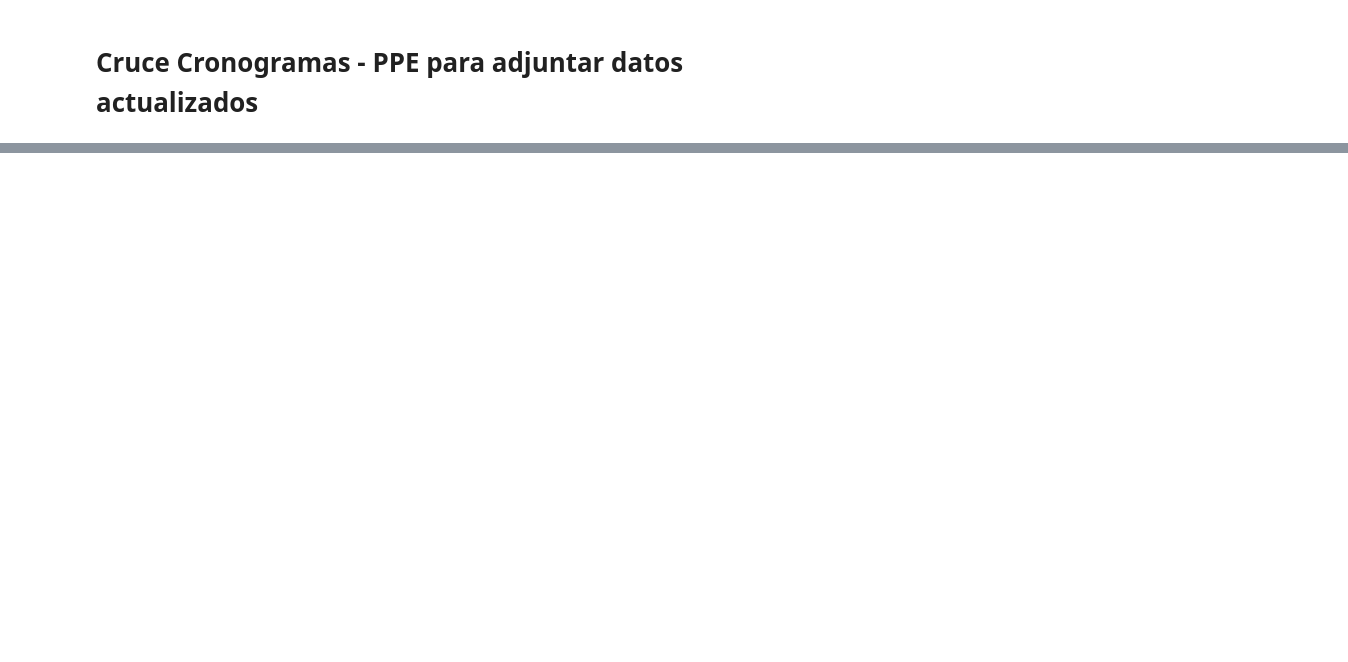
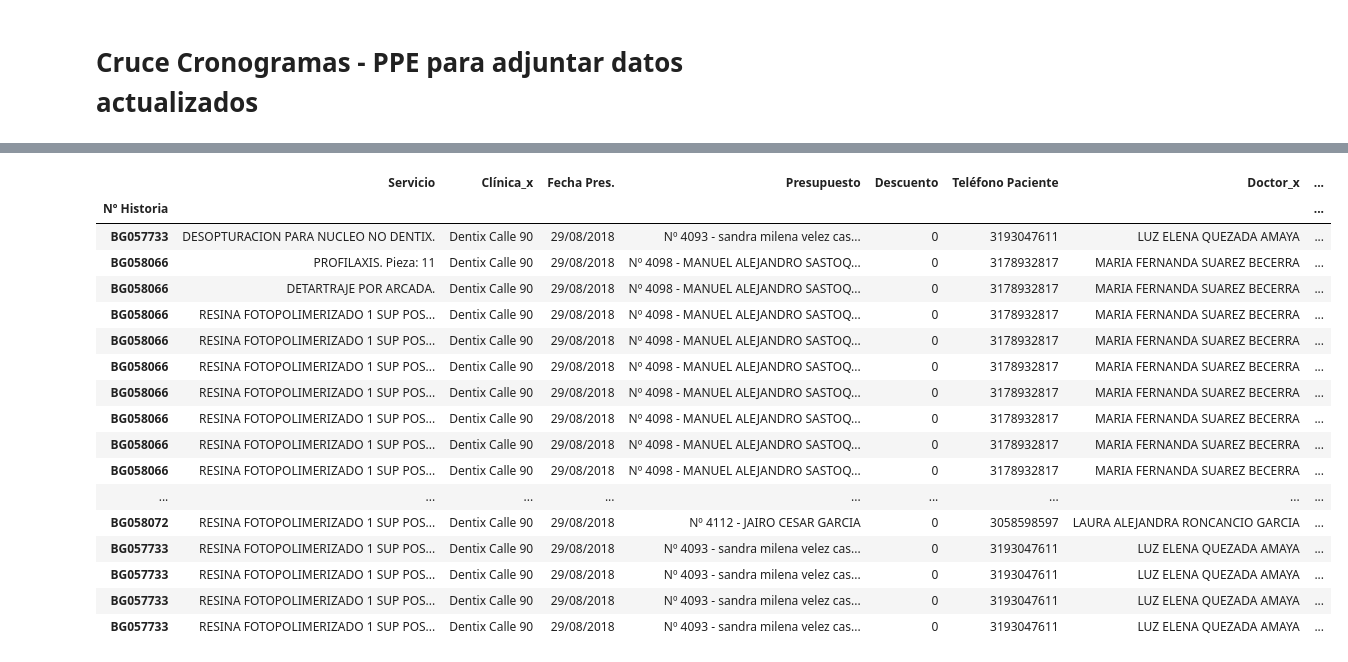
Before and after one commit to davidarango82/intro-data-sci-python, a Jupyter notebook: Reporte de Produccion.ipynb, the cells around one changed output, grey strips where cells are left out. Cells and saved outputs as stored; diff of their text form; code cells hidden in the pictures; blank space fills up the shorter version.

```diff
--- a/Reporte de Produccion.ipynb
+++ b/Reporte de Produccion.ipynb
@@ -42,0 +189,23 @@ reporte
+# %%
+reporte = pd.merge(reporte, cant_ttmtos_df, how='left', left_on=['Nº Historia'], right_on=['Nº Historia'])
+
+reporte.set_index('Nº Historia')
+# %% [output]
+|  | Servicio | Clínica_x | Fecha Pres. | Presupuesto | Descuento | Teléfono Paciente | Doctor_x | ... |
+| Nº Historia |  |  |  |  |  |  |  | ... |
+| BG057733 | DESOPTURACION PARA NUCLEO NO DENTIX. | Dentix Calle 90 | 29/08/2018 | Nº 4093 - sandra milena velez cas... | 0 | 3193047611 | LUZ ELENA QUEZADA AMAYA | ... |
+| BG058066 | PROFILAXIS. Pieza: 11 | Dentix Calle 90 | 29/08/2018 | Nº 4098 - MANUEL ALEJANDRO SASTOQ... | 0 | 3178932817 | MARIA FERNANDA SUAREZ BECERRA | ... |
+| BG058066 | DETARTRAJE POR ARCADA. | Dentix Calle 90 | 29/08/2018 | Nº 4098 - MANUEL ALEJANDRO SASTOQ... | 0 | 3178932817 | MARIA FERNANDA SUAREZ BECERRA | ... |
+| BG058066 | RESINA FOTOPOLIMERIZADO 1 SUP POS... | Dentix Calle 90 | 29/08/2018 | Nº 4098 - MANUEL ALEJANDRO SASTOQ... | 0 | 3178932817 | MARIA FERNANDA SUAREZ BECERRA | ... |
+| BG058066 | RESINA FOTOPOLIMERIZADO 1 SUP POS... | Dentix Calle 90 | 29/08/2018 | Nº 4098 - MANUEL ALEJANDRO SASTOQ... | 0 | 3178932817 | MARIA FERNANDA SUAREZ BECERRA | ... |
+| BG058066 | RESINA FOTOPOLIMERIZADO 1 SUP POS... | Dentix Calle 90 | 29/08/2018 | Nº 4098 - MANUEL ALEJANDRO SASTOQ... | 0 | 3178932817 | MARIA FERNANDA SUAREZ BECERRA | ... |
+| BG058066 | RESINA FOTOPOLIMERIZADO 1 SUP POS... | Dentix Calle 90 | 29/08/2018 | Nº 4098 - MANUEL ALEJANDRO SASTOQ... | 0 | 3178932817 | MARIA FERNANDA SUAREZ BECERRA | ... |
+| BG058066 | RESINA FOTOPOLIMERIZADO 1 SUP POS... | Dentix Calle 90 | 29/08/2018 | Nº 4098 - MANUEL ALEJANDRO SASTOQ... | 0 | 3178932817 | MARIA FERNANDA SUAREZ BECERRA | ... |
+| BG058066 | RESINA FOTOPOLIMERIZADO 1 SUP POS... | Dentix Calle 90 | 29/08/2018 | Nº 4098 - MANUEL ALEJANDRO SASTOQ... | 0 | 3178932817 | MARIA FERNANDA SUAREZ BECERRA | ... |
+| BG058066 | RESINA FOTOPOLIMERIZADO 1 SUP POS... | Dentix Calle 90 | 29/08/2018 | Nº 4098 - MANUEL ALEJANDRO SASTOQ... | 0 | 3178932817 | MARIA FERNANDA SUAREZ BECERRA | ... |
+| ... | ... | ... | ... | ... | ... | ... | ... | ... |
+| BG058072 | RESINA FOTOPOLIMERIZADO 1 SUP POS... | Dentix Calle 90 | 29/08/2018 | Nº 4112 - JAIRO CESAR GARCIA | 0 | 3058598597 | LAURA ALEJANDRA RONCANCIO GARCIA | ... |
+| BG057733 | RESINA FOTOPOLIMERIZADO 1 SUP POS... | Dentix Calle 90 | 29/08/2018 | Nº 4093 - sandra milena velez cas... | 0 | 3193047611 | LUZ ELENA QUEZADA AMAYA | ... |
+| BG057733 | RESINA FOTOPOLIMERIZADO 1 SUP POS... | Dentix Calle 90 | 29/08/2018 | Nº 4093 - sandra milena velez cas... | 0 | 3193047611 | LUZ ELENA QUEZADA AMAYA | ... |
+| BG057733 | RESINA FOTOPOLIMERIZADO 1 SUP POS... | Dentix Calle 90 | 29/08/2018 | Nº 4093 - sandra milena velez cas... | 0 | 3193047611 | LUZ ELENA QUEZADA AMAYA | ... |
+| BG057733 | RESINA FOTOPOLIMERIZADO 1 SUP POS... | Dentix Calle 90 | 29/08/2018 | Nº 4093 - sandra milena velez cas... | 0 | 3193047611 | LUZ ELENA QUEZADA AMAYA | ... |
```
Also changed, not shown: parts of 17 cells of this notebook, 3 other files.
